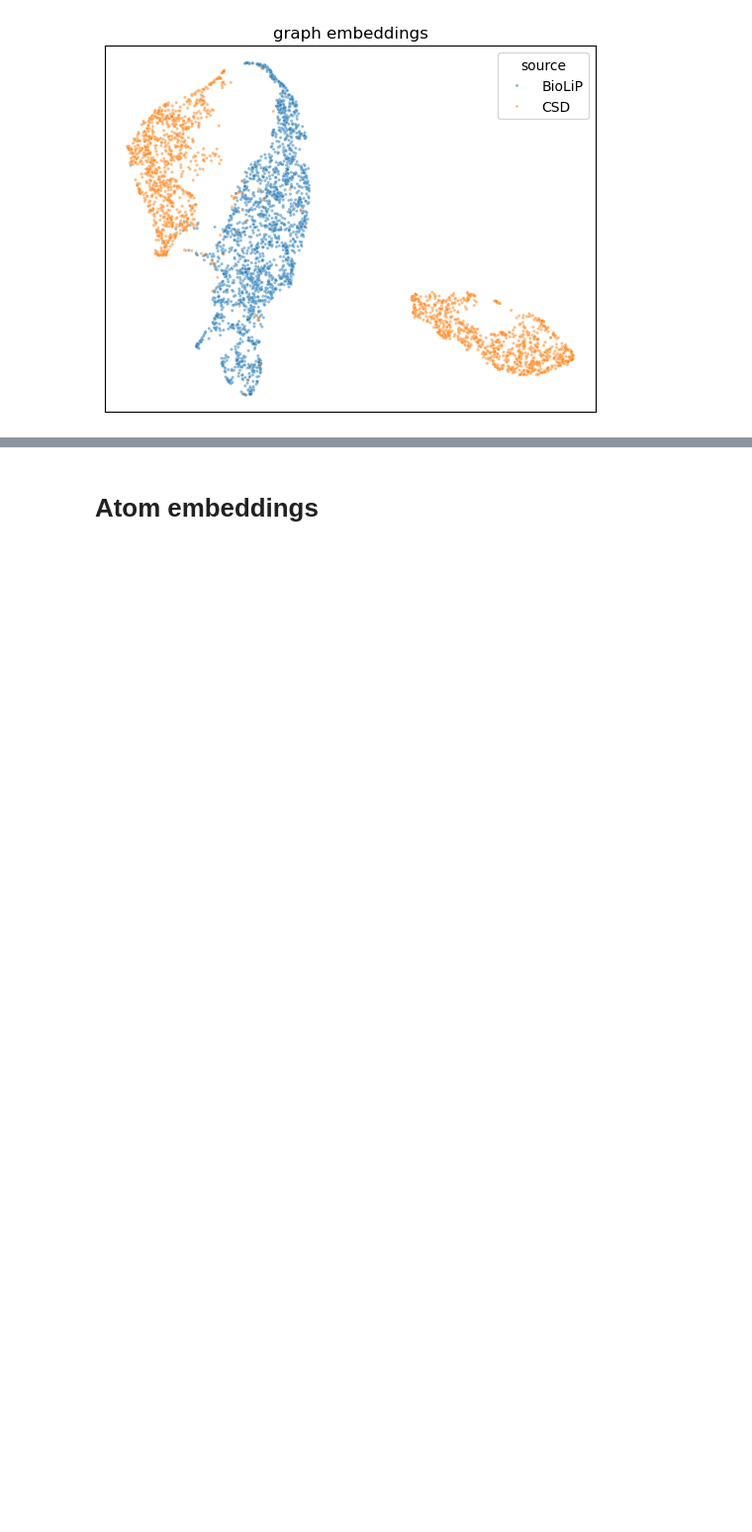
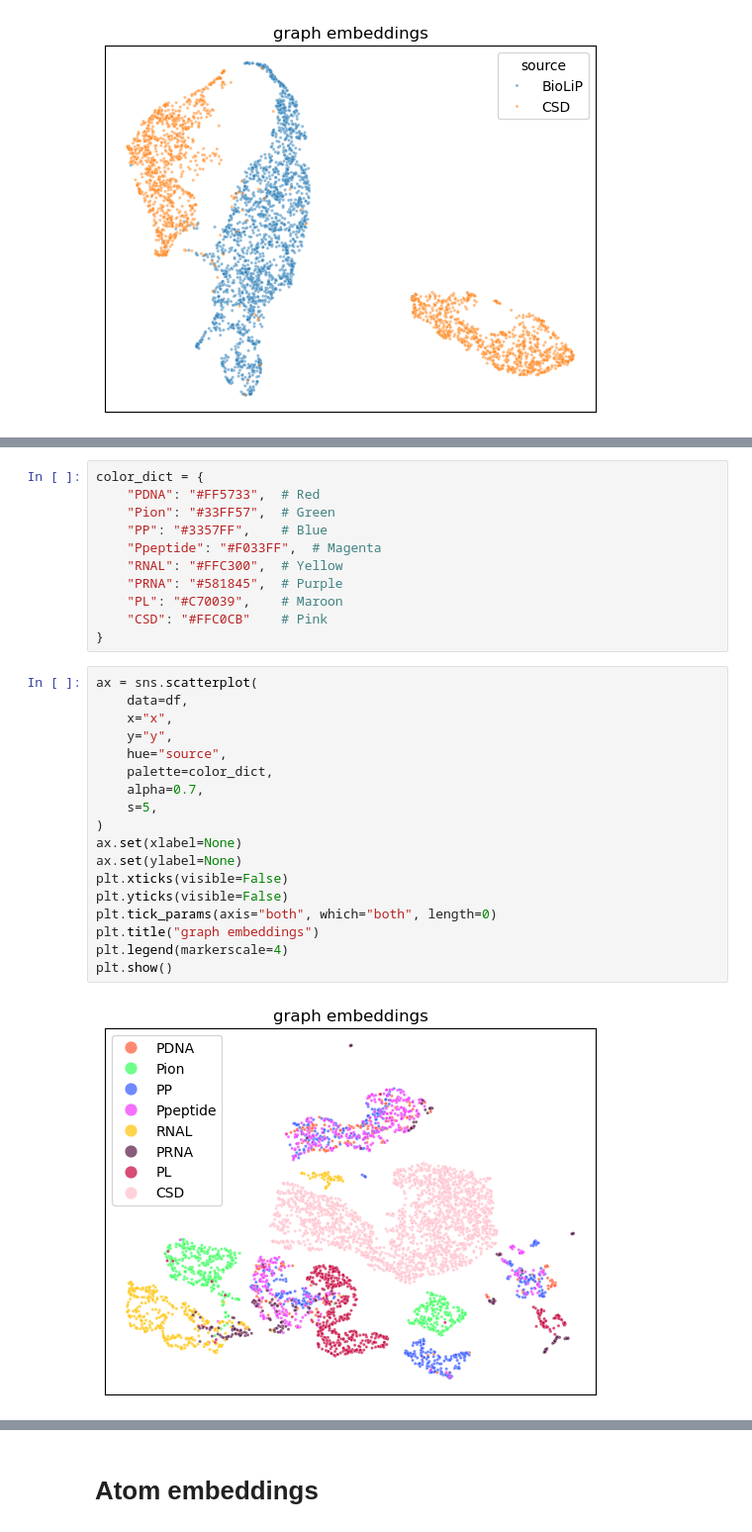
Before and after one commit to mims-harvard/ATOMICA, a Jupyter notebook: case_studies/visualise_nodes/csd_vs_biolip_visualisations.ipynb, the cells around one changed output, grey strips where cells are left out. Shown: that part at 99% size. Saved outputs shown, nothing was run; the diff lists cells and outputs as text; blank space fills up the shorter version.

```diff
--- a/case_studies/visualise_nodes/csd_vs_biolip_visualisations.ipynb
+++ b/case_studies/visualise_nodes/csd_vs_biolip_visualisations.ipynb
@@ -83,0 +121,31 @@ Do different subsets of QBioLIP occupy different areas of the latent space?
+# %%
+color_dict = {
+    "PDNA": "#FF5733",  # Red
+    "Pion": "#33FF57",  # Green
+    "PP": "#3357FF",    # Blue
+    "Ppeptide": "#F033FF",  # Magenta
+    "RNAL": "#FFC300",  # Yellow
+    "PRNA": "#581845",  # Purple
+    "PL": "#C70039",    # Maroon
+    "CSD": "#FFC0CB"    # Pink
+}
+# %%
+ax = sns.scatterplot(
+    data=df,
+    x="x",
+    y="y",
+    hue="source",
+    palette=color_dict,
+    alpha=0.7,
+    s=5,
+)
+ax.set(xlabel=None)
+ax.set(ylabel=None)
+plt.xticks(visible=False)
+plt.yticks(visible=False)
+plt.tick_params(axis="both", which="both", length=0)
+plt.title("graph embeddings")
+plt.legend(markerscale=4)
+plt.show()
+# %% [output]
+[figure, added]
```
Also changed, not shown: parts of 4 cells of this notebook, 2 other files.
